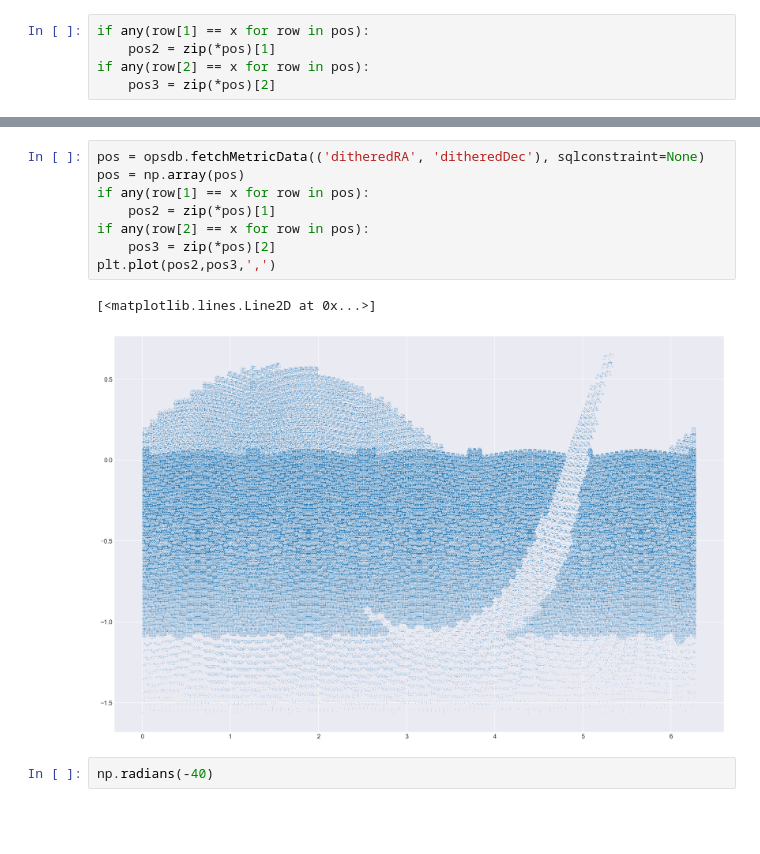
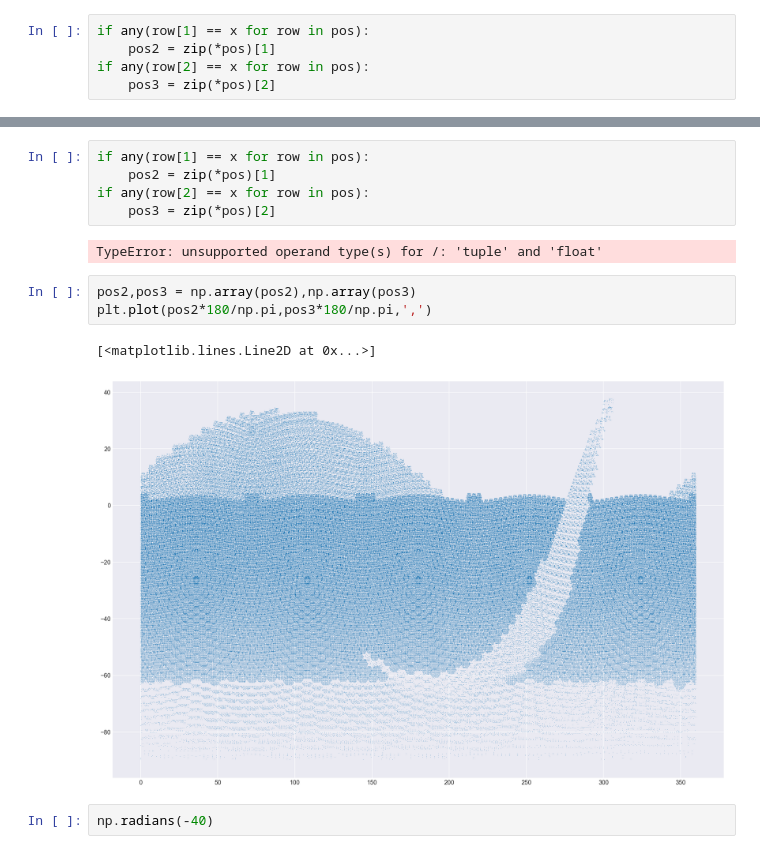
Before and after one commit to hsnee/lsstpsf, a Jupyter notebook: errors.ipynb, the cells around one changed output, grey strips where cells are left out. Cells and saved outputs as stored; diff of their text form; blank space fills up the shorter version.

```diff
--- a/errors.ipynb
+++ b/errors.ipynb
@@ -297,14 +310,16 @@ plt.plot(pos2,pos3,',')
 # %%
-pos = opsdb.fetchMetricData(('ditheredRA', 'ditheredDec'), sqlconstraint=None)
-pos = np.array(pos)
 if any(row[1] == x for row in pos):
     pos2 = zip(*pos)[1]
 if any(row[2] == x for row in pos):
     pos3 = zip(*pos)[2]
-plt.plot(pos2,pos3,',')
 # %% [output]
-[<matplotlib.lines.Line2D at 0x...>]
+TypeError: unsupported operand type(s) for /: 'tuple' and 'float'
-[figure, removed]
+# %%
+pos2,pos3 = np.array(pos2),np.array(pos3)
+plt.plot(pos2*180/np.pi,pos3*180/np.pi,',')
+# %% [output]
+[<matplotlib.lines.Line2D at 0x...>]
+[figure, added]
 # %%
 np.radians(-40)
 # %% [output]
```
Also changed, not shown: parts of 38 cells of this notebook.
